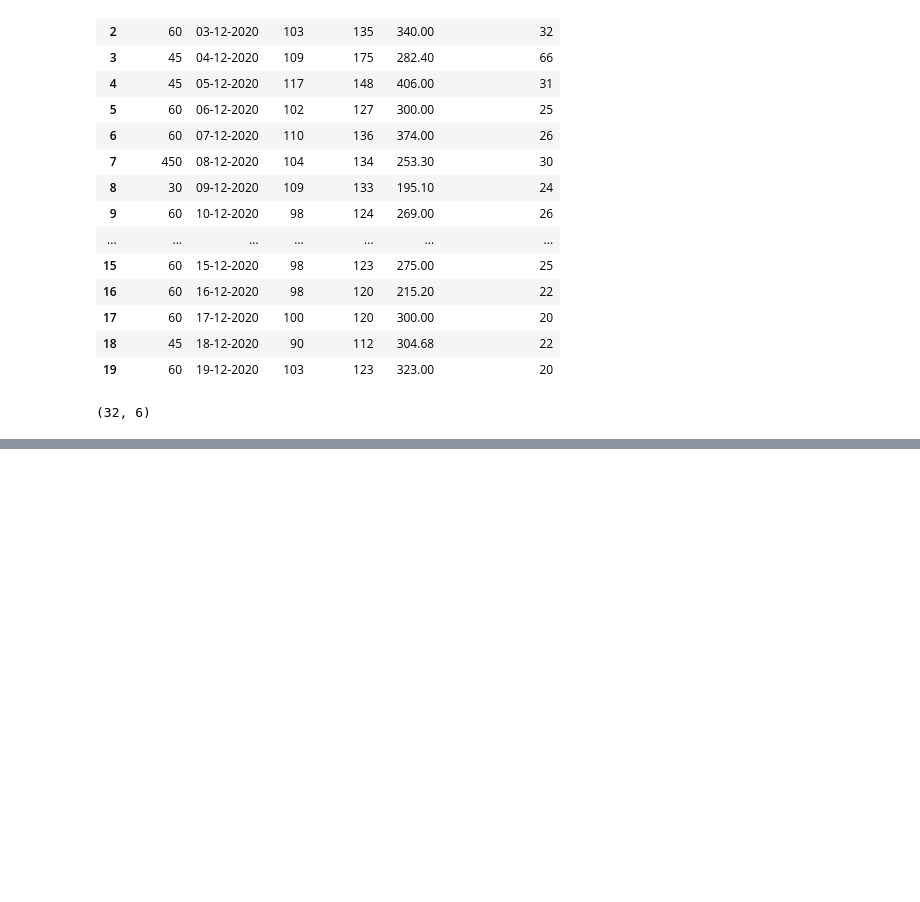
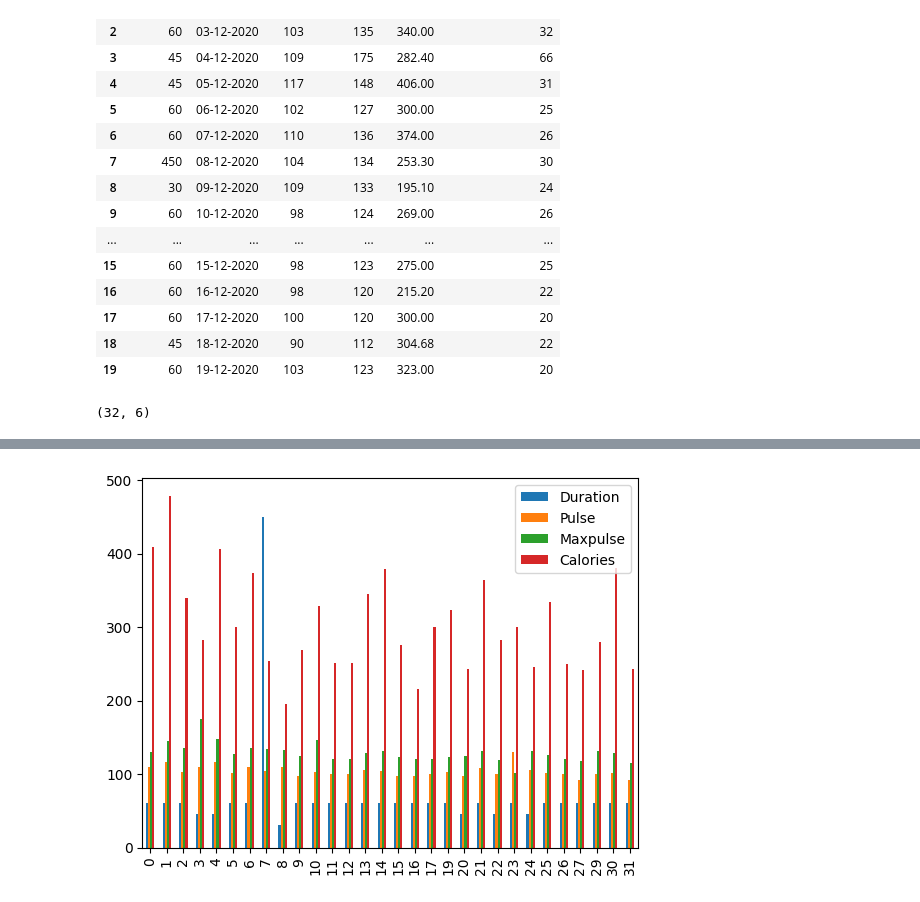
Before and after one commit to carlosviniharo/DEA113-G1, a Jupyter notebook: EDA.ipynb, the cells around one changed output, grey strips where cells are left out. Cells and saved outputs as stored; diff of their text form; code cells hidden in the pictures; blank space fills up the shorter version.

```diff
--- a/EDA.ipynb
+++ b/EDA.ipynb
@@ -188,0 +265,5 @@ print(data.shape)
+# %%
+data.plot(kind= 'bar')
+plt.show()
+# %% [output]
+[figure, added]
```
Also changed, not shown: parts of 13 cells of this notebook.
